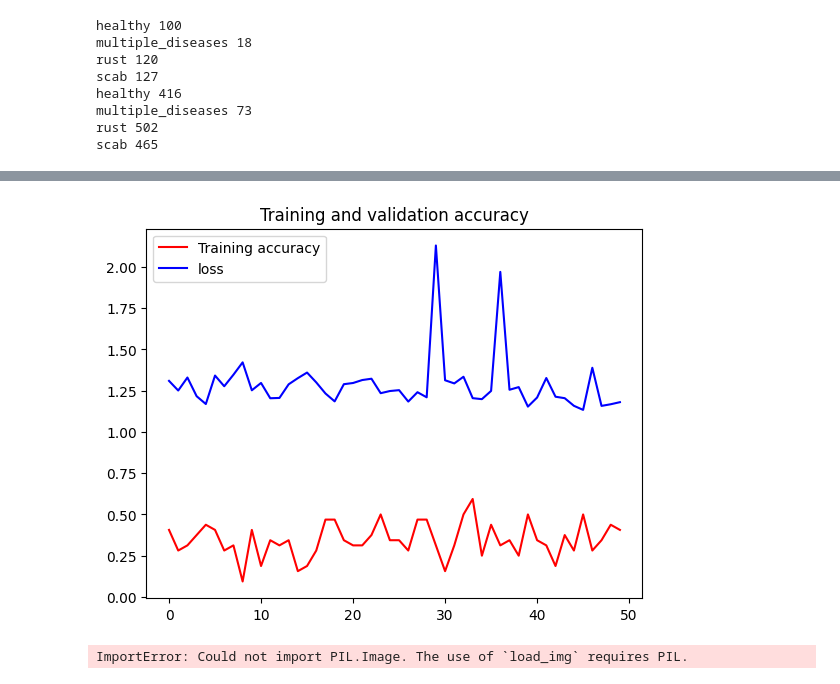
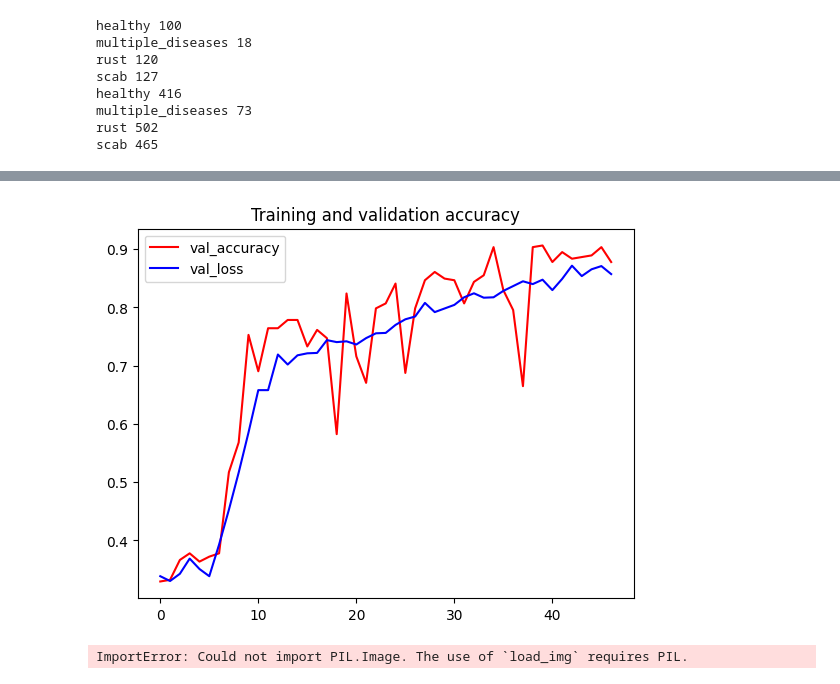
Before and after one commit to bernardogomesrib/IA-deeplearning, a Jupyter notebook: plant-pathology/Untitled-1 copy.ipynb, the cells around one changed output, grey strips where cells are left out. Drawn from its saved outputs; the diff is of its cells as text; code cells hidden in the pictures.

```diff
--- a/plant-pathology/Untitled-1 copy.ipynb
+++ b/plant-pathology/Untitled-1 copy.ipynb
@@ -210,32 +211,39 @@ _________________________________________________________________
 model.compile(loss='categorical_crossentropy', optimizer='rmsprop', metrics=['accuracy'], run_eagerly=True)
 
 # Callbacks
-#early_stopping_cb = tf.keras.callbacks.EarlyStopping(patience=5)
+early_stopping_cb = tf.keras.callbacks.EarlyStopping(patience=7)
 checkpoint_cb = tf.keras.callbacks.ModelCheckpoint("cnngpu.keras", save_best_only=True)
-checkpoint_loss = tf.keras.callbacks.ModelCheckpoint(filepath='best_model_loss.h5', save_best_only=True, monitor='val_loss', mode='min')
-checkpoint_accuracy = tf.keras.callbacks.ModelCheckpoint(filepath='best_model_accuracy.h5', save_best_only=True, monitor='val_accuracy', mode='max')
+checkpoint_loss = tf.keras.callbacks.ModelCheckpoint(filepath='best_model_loss.keras', save_best_only=True, monitor='val_loss', mode='min')
+checkpoint_accuracy = tf.keras.callbacks.ModelCheckpoint(filepath='best_model_accuracy.keras', save_best_only=True, monitor='val_accuracy', mode='max')
 
 
 
 # Calcular steps_per_epoch e validation_steps
-batch_size = 32
-steps_per_epoch = len(train_generator) // batch_size
-validation_steps = len(validation_generator) // batch_size
+batch_size = 31
+steps_per_epoch = train_generator.samples // batch_size
+validation_steps = validation_generator.samples // batch_size
 
 print("Num GPUs Available: ", len(tf.config.list_physical_devices('GPU')))
+print("nome da gpu", tf.test.gpu_device_name())
+print(tf.test.is_gpu_available())
+print("steps_per_epoch", steps_per_epoch)
+print("validation_steps", validation_steps)
+
 print(TRAIN_DIR, VALID_DIR)
 # Verificar se os generators têm pelo menos um lote de dados
 if train_generator is not None and validation_generator is not None:
     if len(train_generator) > 0 and len(validation_generator) > 0:
-        history = model.fit(
-            train_generator,
-            epochs=250,
-            steps_per_epoch=steps_per_epoch,
-            validation_data=validation_generator,
-            validation_steps=validation_steps,
-            callbacks=[checkpoint_cb,checkpoint_accuracy,checkpoint_loss],
-            verbose=1
-        )
+        # forçar a execução na gpu
+        with tf.device('/device:GPU:0'):
+            history = model.fit(
+                train_generator,
+                epochs=50,
+                steps_per_epoch=steps_per_epoch,
+                validation_data=validation_generator,
+                validation_steps=validation_steps,
+                callbacks=[early_stopping_cb,checkpoint_cb,checkpoint_accuracy,checkpoint_loss],
+                verbose=1
+            )
     else:
         print("Error: The generators do not have any data.")
 else:
@@ -262,19 +269,19 @@ KeyboardInterrupt:
 # %%
 import matplotlib.pyplot as plt
 acc = history.history['accuracy']
-#val_acc = history.history['val_accuracy']
+val_acc = history.history['val_accuracy']
 loss = history.history['loss']
-#val_loss = history.history['val_loss']
+val_loss = history.history['val_loss']
 
 epochs = range(len(acc))
 
-plt.plot(epochs, acc, 'r', label='Training accuracy')
-plt.plot(epochs, loss, 'b', label='loss')
+plt.plot(epochs, val_acc, 'r', label='val_accuracy')
+plt.plot(epochs, acc, 'b', label='val_loss')
 plt.title('Training and validation accuracy')
 plt.legend(loc=0)
 plt.show()
 # %% [output]
-[figure, old version]
+[figure, new version]
 # %%
 
 # Função para testar diferentes batch sizes
```
Also changed, not shown: parts of 3 cells of this notebook, 4 other files.
